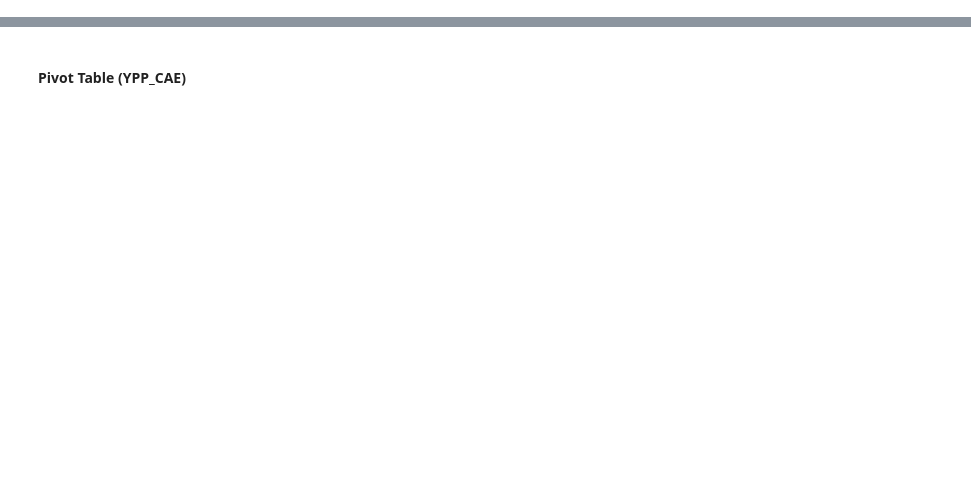
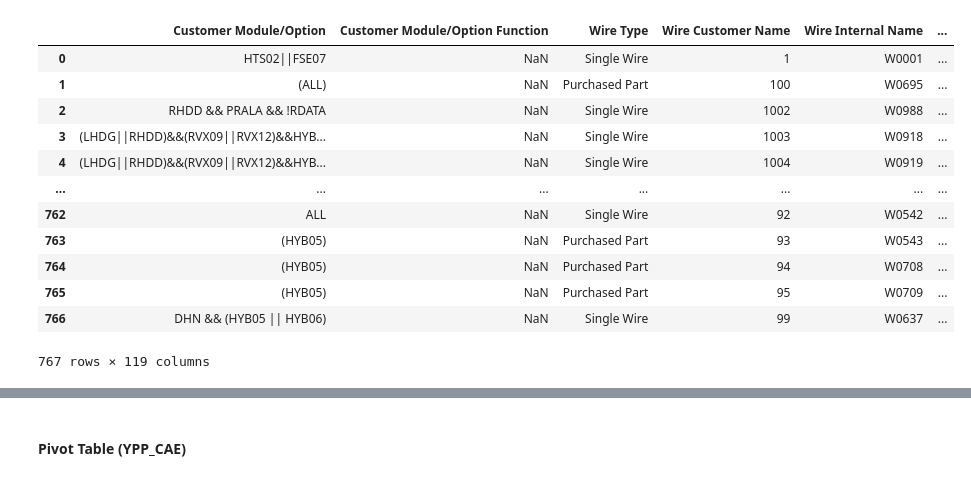
Before and after one commit to Abdelhamid2c/Automation-of-Data-Integration, a Jupyter notebook: Notebooks/integration.ipynb, the cells around one changed output, grey strips where cells are left out. Saved outputs shown, nothing was run; the diff lists cells and outputs as text; code cells hidden in the pictures; blank space fills up the shorter version.

```diff
--- a/Notebooks/integration.ipynb
+++ b/Notebooks/integration.ipynb
@@ -1,2 +1,19 @@
 # %%
 import pandas as pd
+# %%
+df_wire_list = pd.read_excel('../Data/Famille DHN/MaxWireList LOWDASH DHN BENITA REV1.xlsx')
+df_wire_list
+# %% [output]
+|  | Customer Module/Option | Customer Module/Option Function | Wire Type | Wire Customer Name | Wire Internal Name | ... |
+| 0 | HTS02||FSE07 | NaN | Single Wire | 1 | W0001 | ... |
+| 1 | (ALL) | NaN | Purchased Part | 100 | W0695 | ... |
+| 2 | RHDD && PRALA && !RDATA | NaN | Single Wire | 1002 | W0988 | ... |
+| 3 | (LHDG||RHDD)&&(RVX09||RVX12)&&HYB... | NaN | Single Wire | 1003 | W0918 | ... |
+| 4 | (LHDG||RHDD)&&(RVX09||RVX12)&&HYB... | NaN | Single Wire | 1004 | W0919 | ... |
+| ... | ... | ... | ... | ... | ... | ... |
+| 762 | ALL | NaN | Single Wire | 92 | W0542 | ... |
+| 763 | (HYB05) | NaN | Purchased Part | 93 | W0543 | ... |
+| 764 | (HYB05) | NaN | Purchased Part | 94 | W0708 | ... |
+| 765 | (HYB05) | NaN | Purchased Part | 95 | W0709 | ... |
+| 766 | DHN && (HYB05 || HYB06) | NaN | Single Wire | 99 | W0637 | ... |
+767 rows × 119 columns
```
Also changed, not shown: parts of 52 cells of this notebook, 5 other files.
